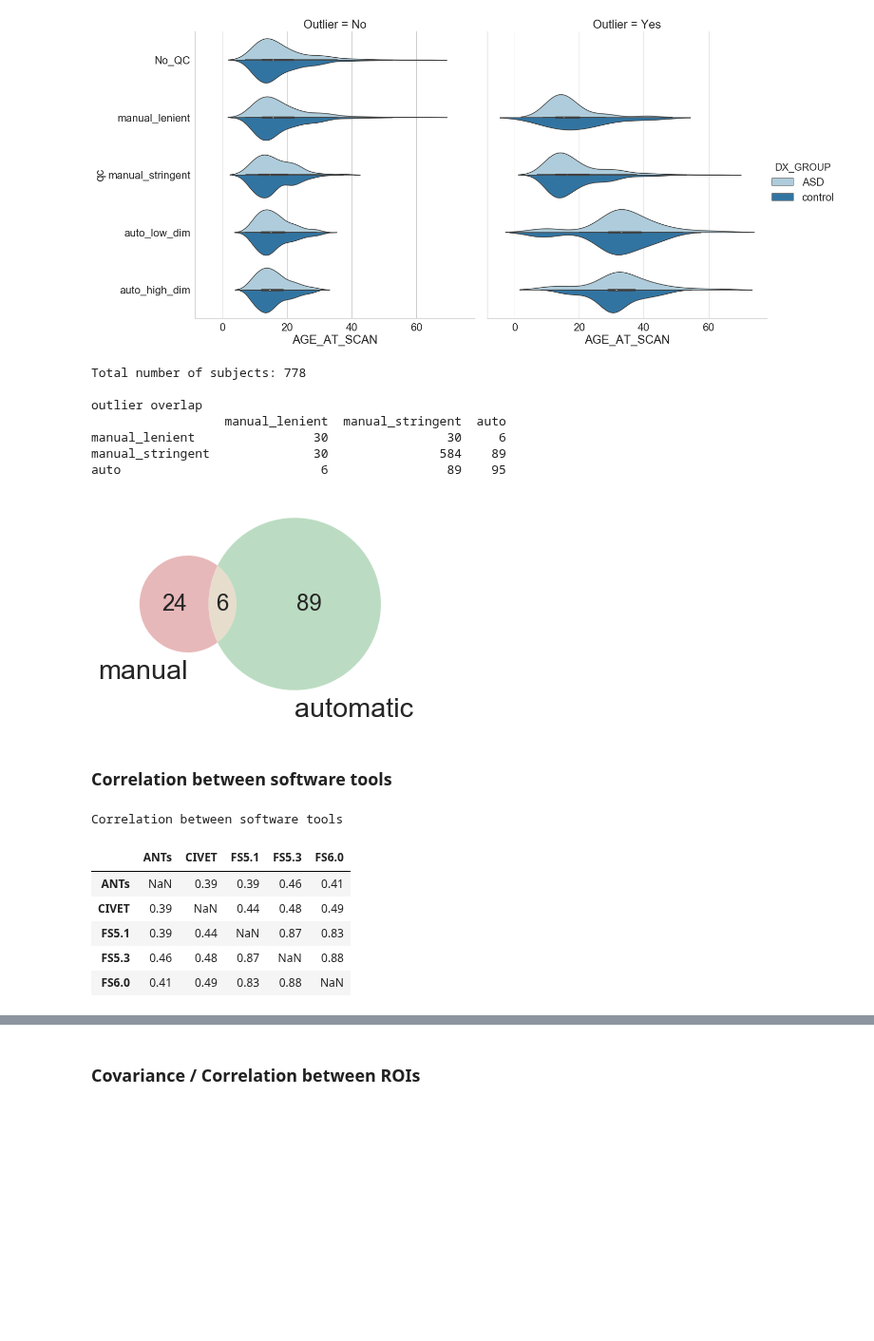
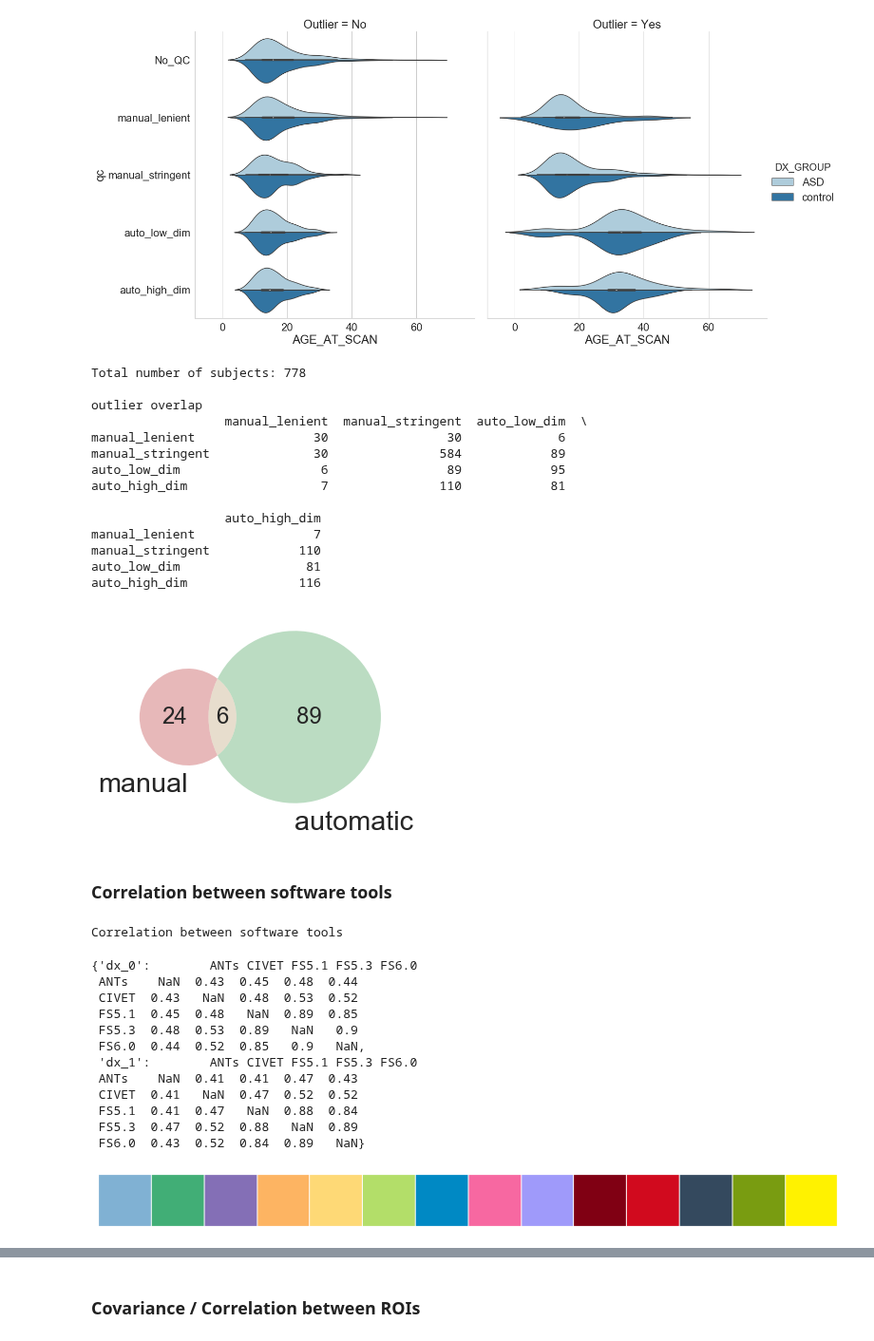
Before and after one commit to neurodatascience/compare-surf-tools, a Jupyter notebook: notebooks/run_software_comparisons.ipynb, the cells around one changed output, grey strips where cells are left out. Shown at 95% size. Drawn from its saved outputs; the diff is of its cells as text; code cells hidden in the pictures; blank space fills up the shorter version.

```diff
--- a/notebooks/run_software_comparisons.ipynb
+++ b/notebooks/run_software_comparisons.ipynb
@@ -302,26 +302,34 @@ print(outlier_overlap)
 # Venn diagrams
 s1 = set(outlier_df[outlier_df['manual_lenient']==1].index)
 s2 = set(outlier_df[outlier_df['manual_stringent']==1].index)
-s3 = set(outlier_df[outlier_df['auto']==1].index)
+s3 = set(outlier_df[outlier_df['auto_low_dim']==1].index)
 v = venn2([s1,s3],set_labels = ('manual', 'automatic'))
 #v = venn3([s1,s2,s3],set_labels = ('manual_maarten', 'manual_gleb', 'auto'))
 # %% [output]
 Total number of subjects: 778
 
 outlier overlap
-                  manual_lenient  manual_stringent  auto
-manual_lenient                30                30     6
-manual_stringent              30               584    89
-auto                           6                89    95
+                  manual_lenient  manual_stringent  auto_low_dim  \
+manual_lenient                30                30             6
+manual_stringent              30               584            89
+auto_low_dim                   6                89            95
+auto_high_dim                  7               110            81
+
+                  auto_high_dim
+manual_lenient                7
+manual_stringent            110
+auto_low_dim                 81
+auto_high_dim               116
 [figure]
 # %% [markdown]
 ### Correlation between software tools
 # %%
-master_df = master_df_dict['auto']
+master_df = master_df_dict['No_QC']
 
 possible_pairs = list(itertools.combinations(data_dict.keys(), 2))
 xcorr_pairs_df = pd.DataFrame()
-table_df = pd.DataFrame(columns=software_list,index=software_list)
+table_df_dict = {'dx_0': pd.DataFrame(columns=software_list,index=software_list),
+                 'dx_1': pd.DataFrame(columns=software_list,index=software_list)}
 for pair in possible_pairs:
     pipe1 = pair[0]
     pipe2 = pair[1]
@@ -334,19 +342,30 @@ for pair in possible_pairs:
         xcorr_pairs_df = xcorr_pairs_df.append(xcorr_df)
         mean_corr = np.mean(xcorr_df['correlation'].values)
         #print('DX {}, Avg cross correlation between {} & {} = {:4.2f}\n'.format(dx, pipe1,pipe2,mean_corr))
+        table_df = table_df_dict['dx_{}'.format(dx)]
         table_df.loc[pipe1,pipe2] = mean_corr.round(2)
         table_df.loc[pipe2,pipe1] = mean_corr.round(2)
 
 print('Correlation between software tools')
-table_df
+table_df_dict
 # %% [output]
 Correlation between software tools
-|  | ANTs | CIVET | FS5.1 | FS5.3 | FS6.0 |
-| ANTs | NaN | 0.39 | 0.39 | 0.46 | 0.41 |
-| CIVET | 0.39 | NaN | 0.44 | 0.48 | 0.49 |
-| FS5.1 | 0.39 | 0.44 | NaN | 0.87 | 0.83 |
-| FS5.3 | 0.46 | 0.48 | 0.87 | NaN | 0.88 |
-| FS6.0 | 0.41 | 0.49 | 0.83 | 0.88 | NaN |
+{'dx_0':        ANTs CIVET FS5.1 FS5.3 FS6.0
+ ANTs    NaN  0.43  0.45  0.48  0.44
+ CIVET  0.43   NaN  0.48  0.53  0.52
+ FS5.1  0.45  0.48   NaN  0.89  0.85
+ FS5.3  0.48  0.53  0.89   NaN   0.9
+ FS6.0  0.44  0.52  0.85   0.9   NaN,
+ 'dx_1':        ANTs CIVET FS5.1 FS5.3 FS6.0
+ ANTs    NaN  0.41  0.41  0.47  0.43
+ CIVET  0.41   NaN  0.47  0.52  0.52
+ FS5.1  0.41  0.47   NaN  0.88  0.84
+ FS5.3  0.47  0.52  0.88   NaN  0.89
+ FS6.0  0.43  0.52  0.84  0.89   NaN}
+# %%
+sns.palplot(palette)
+# %% [output]
+[figure, added]
 # %%
 # Plot ROI wise correlations
 
```
Also changed, not shown: parts of 1 cell of this notebook, 1 other file.
